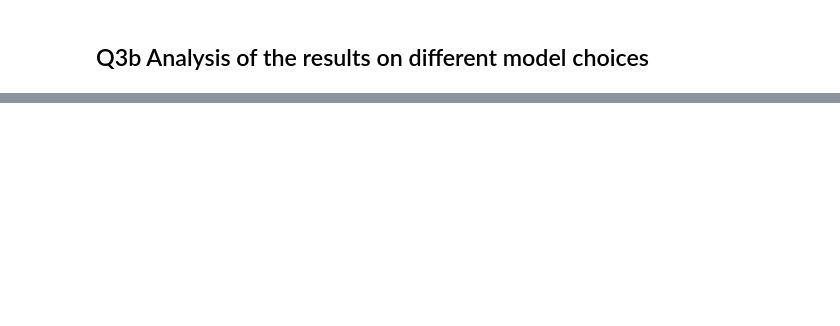
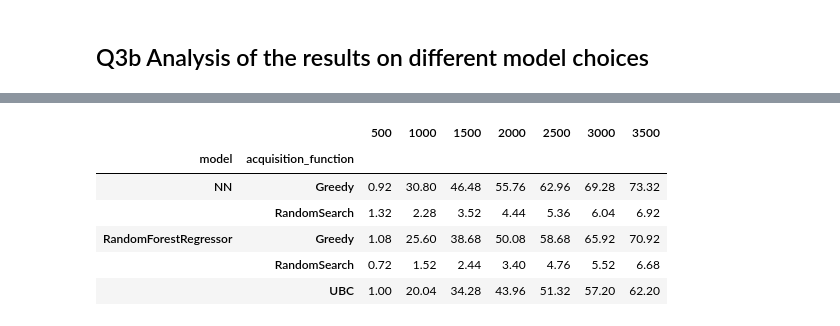
Before and after one commit to AntoninDuval/Active-Learning-For-Drug-Discovery, a Jupyter notebook: src/main.ipynb, the cells around one changed output, grey strips where cells are left out. Saved outputs shown, nothing was run; the diff lists cells and outputs as text; code cells hidden in the pictures; blank space fills up the shorter version.

```diff
--- a/src/main.ipynb
+++ b/src/main.ipynb
@@ -245,0 +233,10 @@ RandomForestRegressor with acquisition function UBC has an enrichment factor of
+# %%
+result_per_model
+# %% [output]
+|  |  | 500 | 1000 | 1500 | 2000 | 2500 | 3000 | 3500 |
+| model | acquisition_function |  |  |  |  |  |  |  |
+| NN | Greedy | 0.92 | 30.80 | 46.48 | 55.76 | 62.96 | 69.28 | 73.32 |
+|  | RandomSearch | 1.32 | 2.28 | 3.52 | 4.44 | 5.36 | 6.04 | 6.92 |
+| RandomForestRegressor | Greedy | 1.08 | 25.60 | 38.68 | 50.08 | 58.68 | 65.92 | 70.92 |
+|  | RandomSearch | 0.72 | 1.52 | 2.44 | 3.40 | 4.76 | 5.52 | 6.68 |
+|  | UBC | 1.00 | 20.04 | 34.28 | 43.96 | 51.32 | 57.20 | 62.20 |
```
Also changed, not shown: parts of 8 cells of this notebook.
